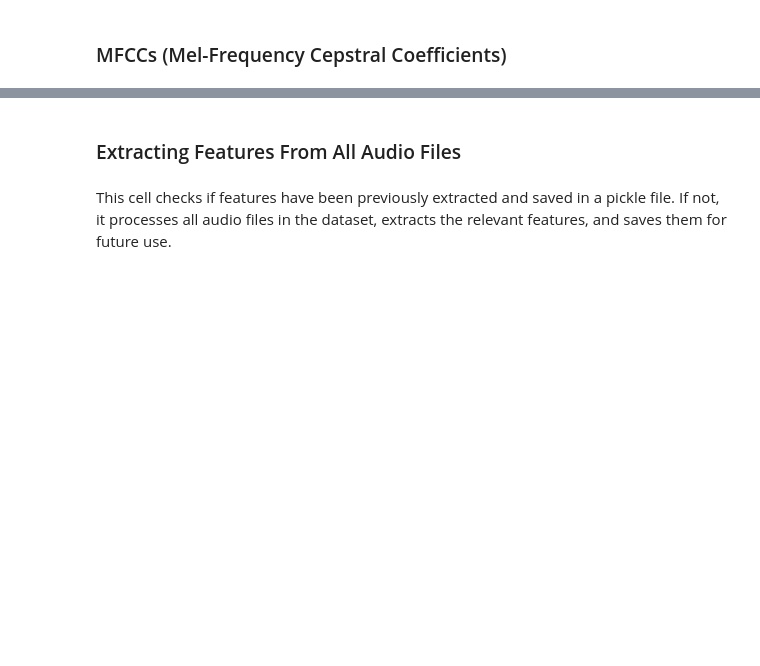
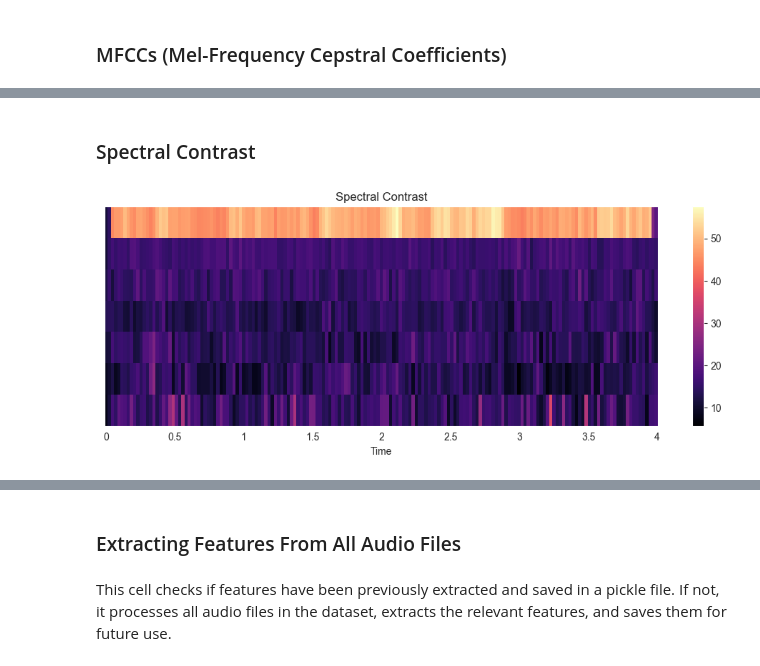
Before and after one commit to pmgfernandes04/Urban-Sounds-Classification, a Jupyter notebook: CNN.ipynb, the cells around one changed output, grey strips where cells are left out. Drawn from its saved outputs; the diff is of its cells as text; code cells hidden in the pictures; blank space fills up the shorter version.

```diff
--- a/CNN.ipynb
+++ b/CNN.ipynb
@@ -173,0 +189,11 @@ plt.show()
+# %% [markdown]
+### Spectral Contrast
+# %%
+plt.figure(figsize=(10, 4))
+librosa.display.specshow(features['spectral_contrast'], sr=22050, x_axis='time')
+plt.title('Spectral Contrast')
+plt.colorbar()
+plt.tight_layout()
+plt.show()
+# %% [output]
+[figure, added]
```
Also changed, not shown: parts of 38 cells of this notebook.
